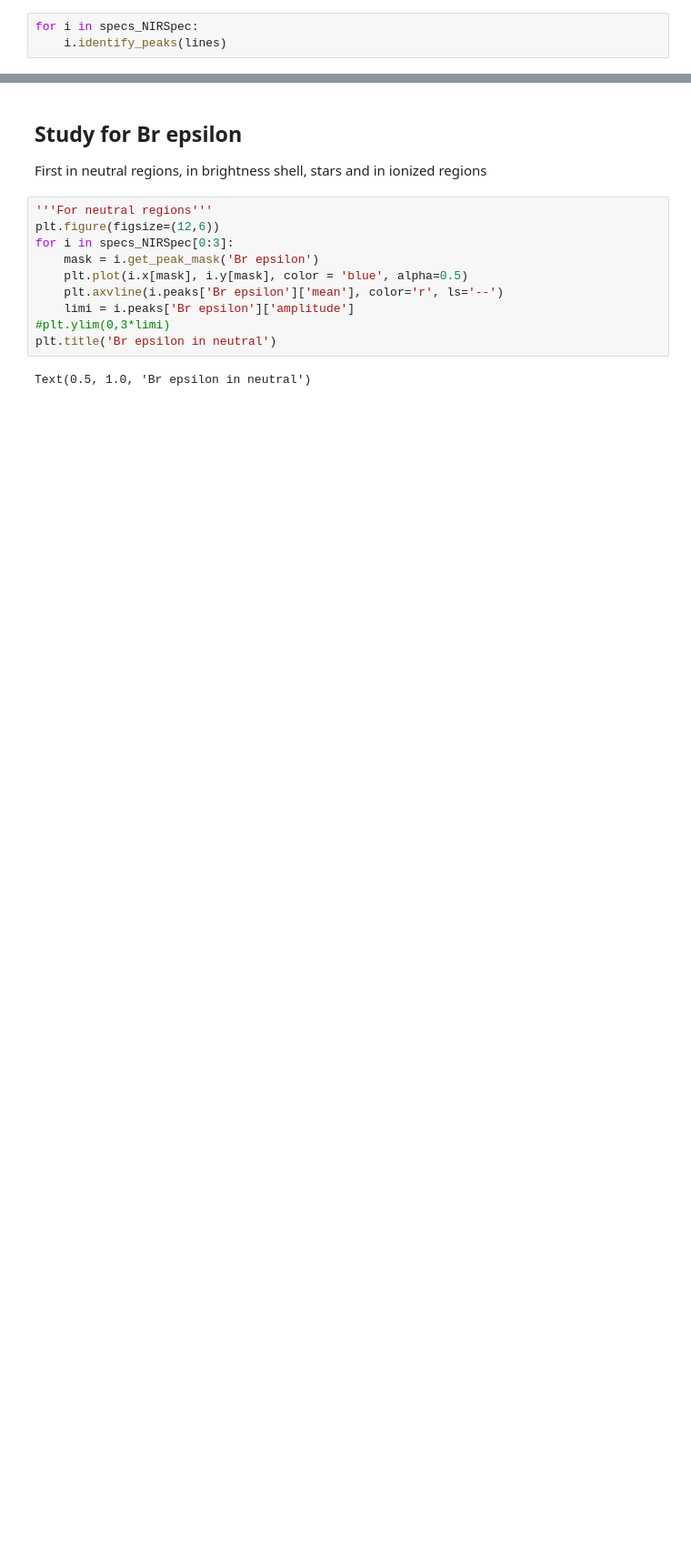
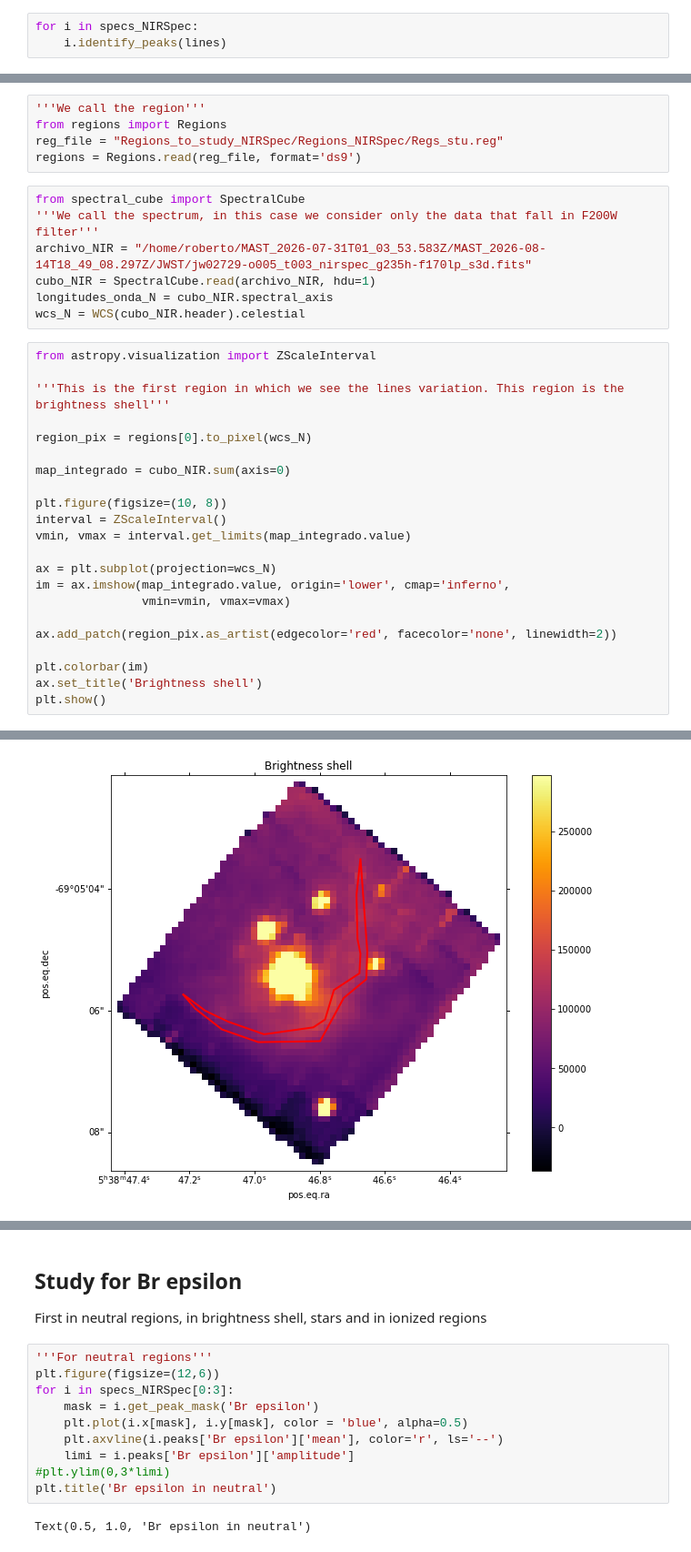
Before and after one commit to will-henney/globule-seminario, a Jupyter notebook: 30Doradus/Fit_to_spectrum_of_NIRSpec.ipynb, the cells around one changed output, grey strips where cells are left out. Shown at 91% size. Drawn from its saved outputs; the diff is of its cells as text; blank space fills up the shorter version.

Commit message:
code to analyse the variation of each line emission in different regions

```diff
--- a/30Doradus/Fit_to_spectrum_of_NIRSpec.ipynb
+++ b/30Doradus/Fit_to_spectrum_of_NIRSpec.ipynb
@@ -228,0 +264,35 @@ for i in specs_NIRSpec:
+# %%
+'''We call the region'''
+from regions import Regions
+reg_file = "Regions_to_study_NIRSpec/Regions_NIRSpec/Regs_stu.reg"
+regions = Regions.read(reg_file, format='ds9')
+# %%
+from spectral_cube import SpectralCube
+'''We call the spectrum, in this case we consider only the data that fall in F200W filter'''
+archivo_NIR = "/home/roberto/MAST_2026-07-31T01_03_53.583Z/MAST_2026-08-14T18_49_08.297Z/JWST/jw02729-o005_t003_nirspec_g235h-f170lp_s3d.fits"
+cubo_NIR = SpectralCube.read(archivo_NIR, hdu=1)
+longitudes_onda_N = cubo_NIR.spectral_axis
+wcs_N = WCS(cubo_NIR.header).celestial
+# %%
+from astropy.visualization import ZScaleInterval
+
+'''This is the first region in which we see the lines variation. This region is the brightness shell'''
+
+region_pix = regions[0].to_pixel(wcs_N)
+
+map_integrado = cubo_NIR.sum(axis=0)
+
+plt.figure(figsize=(10, 8))
+interval = ZScaleInterval()
+vmin, vmax = interval.get_limits(map_integrado.value)
+
+ax = plt.subplot(projection=wcs_N)
+im = ax.imshow(map_integrado.value, origin='lower', cmap='inferno',
+               vmin=vmin, vmax=vmax)
+
+ax.add_patch(region_pix.as_artist(edgecolor='red', facecolor='none', linewidth=2))
+
+plt.colorbar(im)
+ax.set_title('Brightness shell')
+plt.show()
+# %% [output]
@@ -228,0 +300 @@ for i in specs_NIRSpec:
+[figure, added]
```
Also changed, not shown: parts of 15 cells of this notebook, 2 other files.
